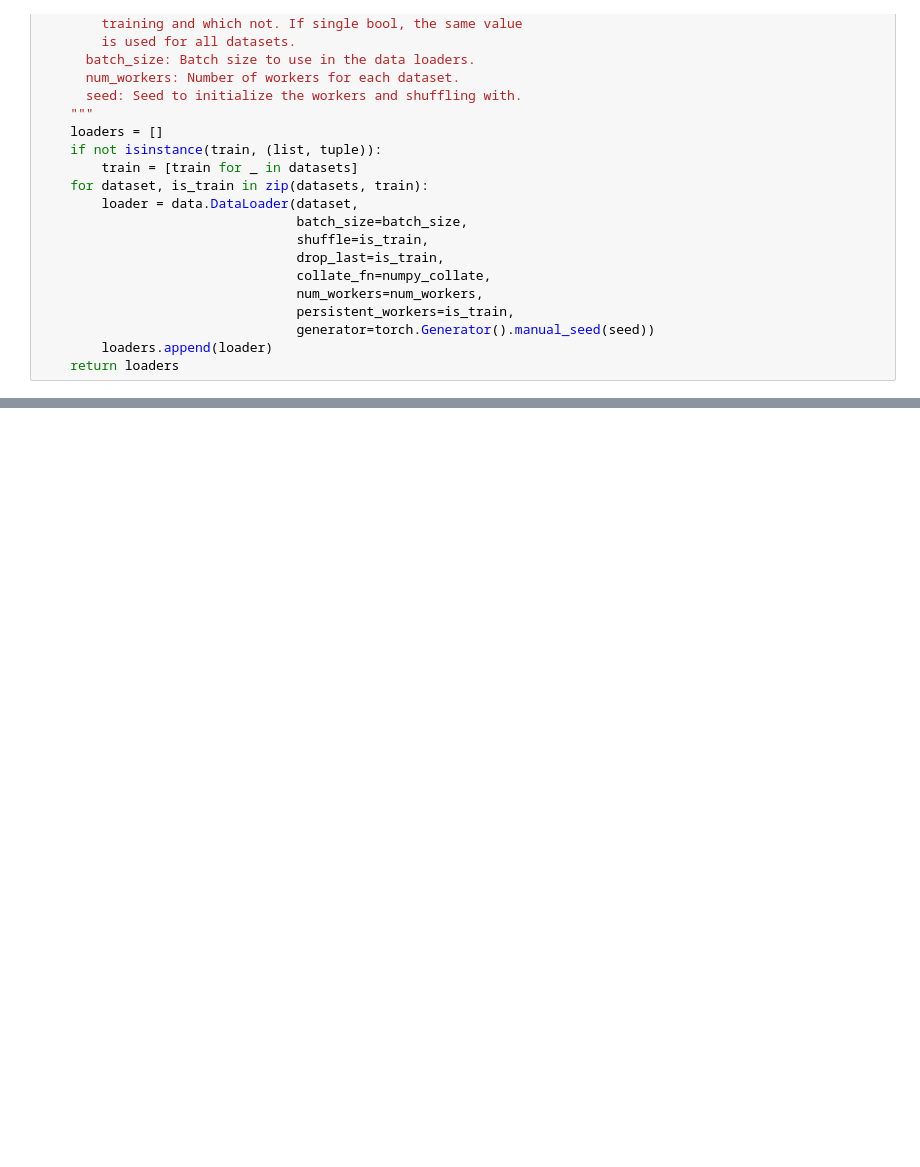
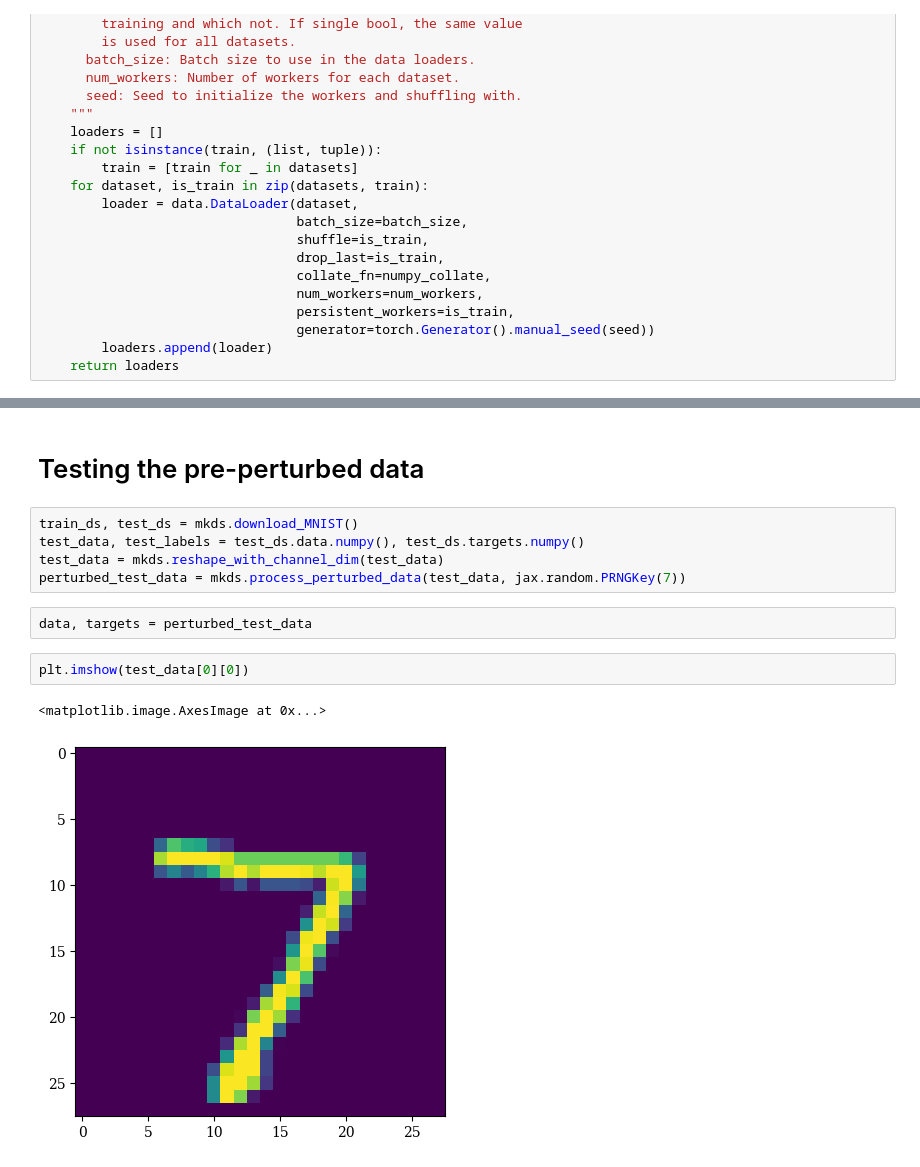
Before and after one commit to MatthewDowicz/PFGM_MNIST, a Jupyter notebook: NN_testing.ipynb, the cells around one changed output, grey strips where cells are left out. Cells and saved outputs as stored; diff of their text form; blank space fills up the shorter version.

```diff
--- a/NN_testing.ipynb
+++ b/NN_testing.ipynb
@@ -713,0 +830,14 @@ KeyboardInterrupt:
+# %% [markdown]
+# Testing the pre-perturbed data
+# %%
+train_ds, test_ds = mkds.download_MNIST()
+test_data, test_labels = test_ds.data.numpy(), test_ds.targets.numpy()
+test_data = mkds.reshape_with_channel_dim(test_data)
+perturbed_test_data = mkds.process_perturbed_data(test_data, jax.random.PRNGKey(7))
+# %%
+data, targets = perturbed_test_data
+# %%
+plt.imshow(test_data[0][0])
+# %% [output]
+<matplotlib.image.AxesImage at 0x...>
+[figure, added]
```
Also changed, not shown: parts of 10 cells of this notebook, 4 other files.
